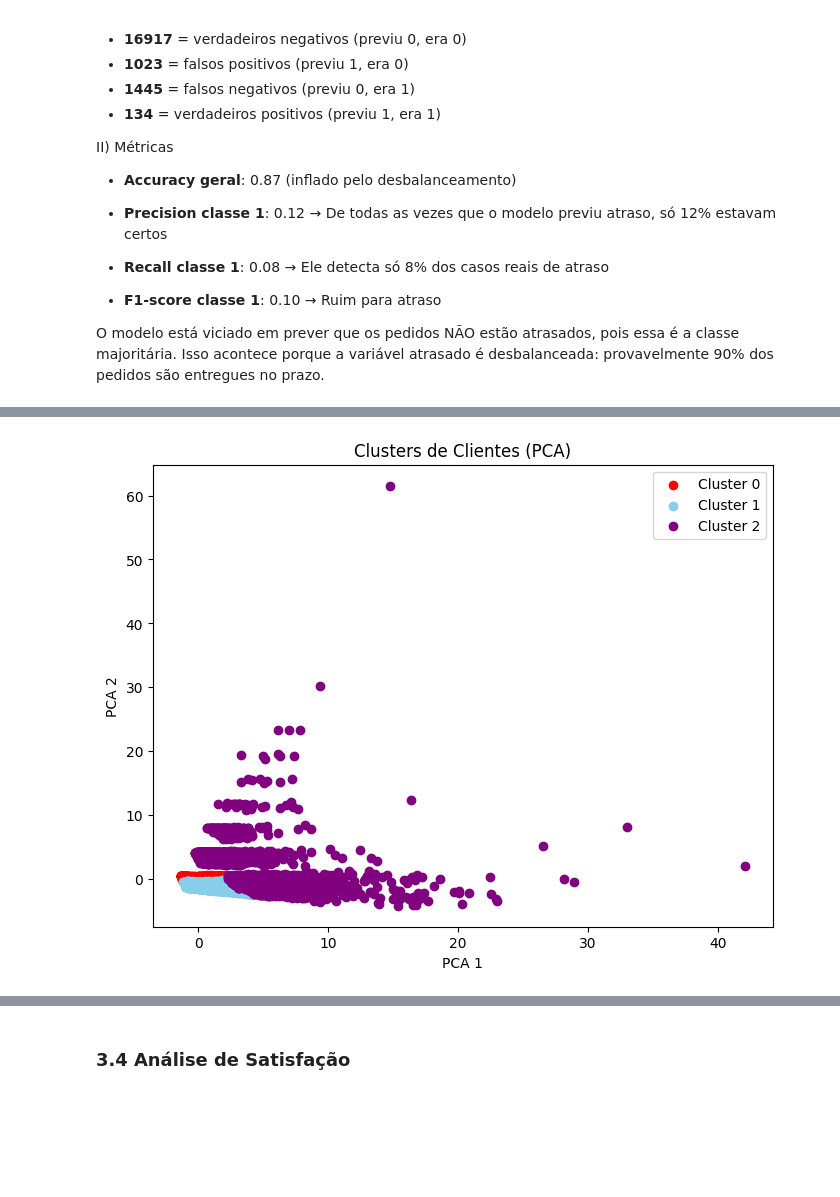
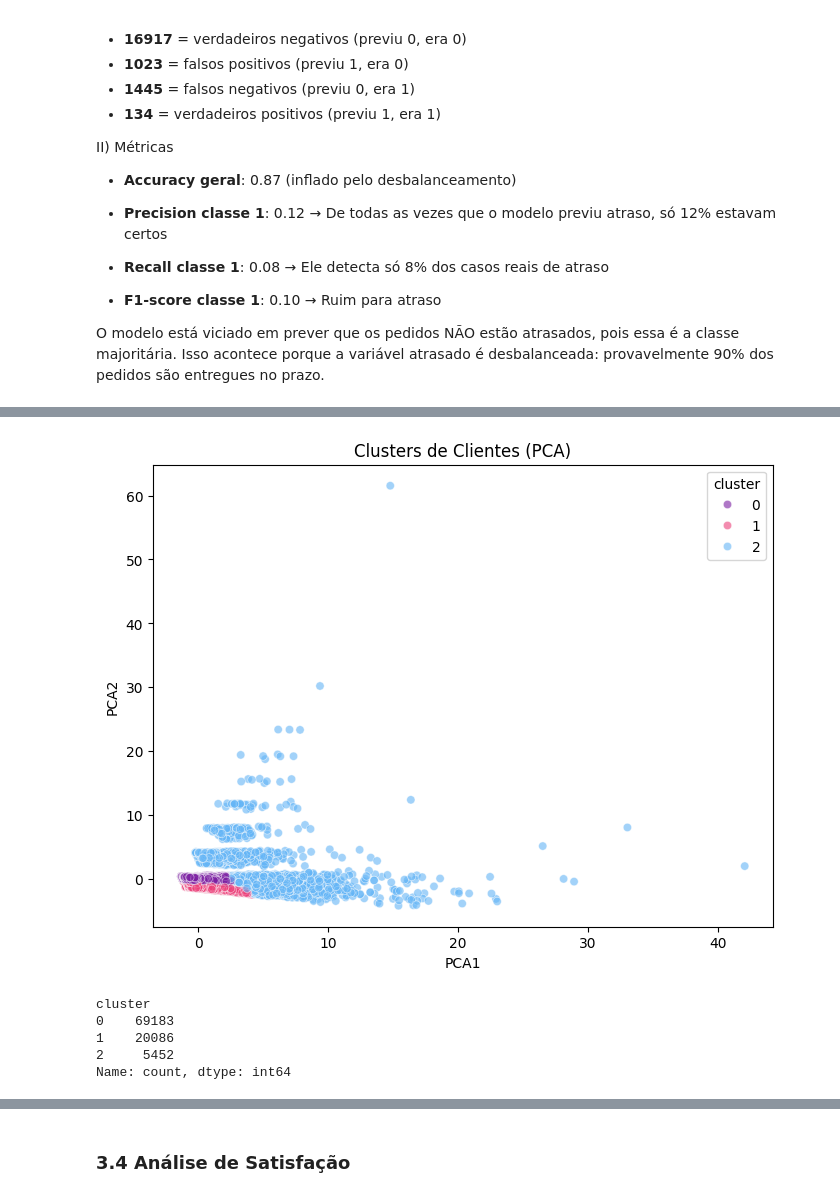
Before and after one commit to biabatista021/projeto-olist, a Jupyter notebook: notebook/olist-analise.ipynb, the cells around one changed output, grey strips where cells are left out. Drawn from its saved outputs; the diff is of its cells as text; code cells hidden in the pictures; blank space fills up the shorter version.

```diff
--- a/notebook/olist-analise.ipynb
+++ b/notebook/olist-analise.ipynb
@@ -1244,21 +1246,26 @@ X_scaled = scaler.fit_transform(X)
 # Aplicando KMeans
 kmeans = KMeans(n_clusters=3, random_state=42)
 df_clientes['cluster'] = kmeans.fit_predict(X_scaled)
-# %%
-## Visualização 2D com PCA (redução para 2 dimensões)
-pca = PCA(n_components=2)
-X_pca = pca.fit_transform(X_scaled)
-
-cores = ['red', 'skyblue', 'purple']
-
-plt.figure(figsize=(8,6))
-for cluster in range(3):
-    plt.scatter(X_pca[df_clientes['cluster'] == cluster, 0],
-                X_pca[df_clientes['cluster'] == cluster, 1], label=f'Cluster {cluster}', color=cores[cluster])
-plt.xlabel('PCA 1')
-plt.ylabel('PCA 2')
-plt.title('Clusters de Clientes (PCA)')
-plt.legend()
-plt.show()
-# %% [output]
-[figure, removed]
+# %%
+pca = PCA(n_components=2)
+X_pca = pca.fit_transform(X_scaled)
+
+df_pca = pd.DataFrame(X_pca, columns=['PCA1', 'PCA2'])
+df_pca['cluster'] = df_clientes['cluster'].values
+
+cores = ['#7B1FA2', '#EC407A', '#64B5F6']
+
+plt.figure(figsize=(8,6))
+sns.scatterplot(data=df_pca, x='PCA1', y='PCA2', hue='cluster', palette=cores, alpha=0.6)
+plt.title('Clusters de Clientes (PCA)')
+plt.show()
+# %% [output]
+[figure, added]
+# %%
+df_clientes['cluster'].value_counts()
+# %% [output]
+cluster
+0    69183
+1    20086
+2     5452
+Name: count, dtype: int64
```
Also changed, not shown: parts of 11 cells of this notebook, 1 other file.
